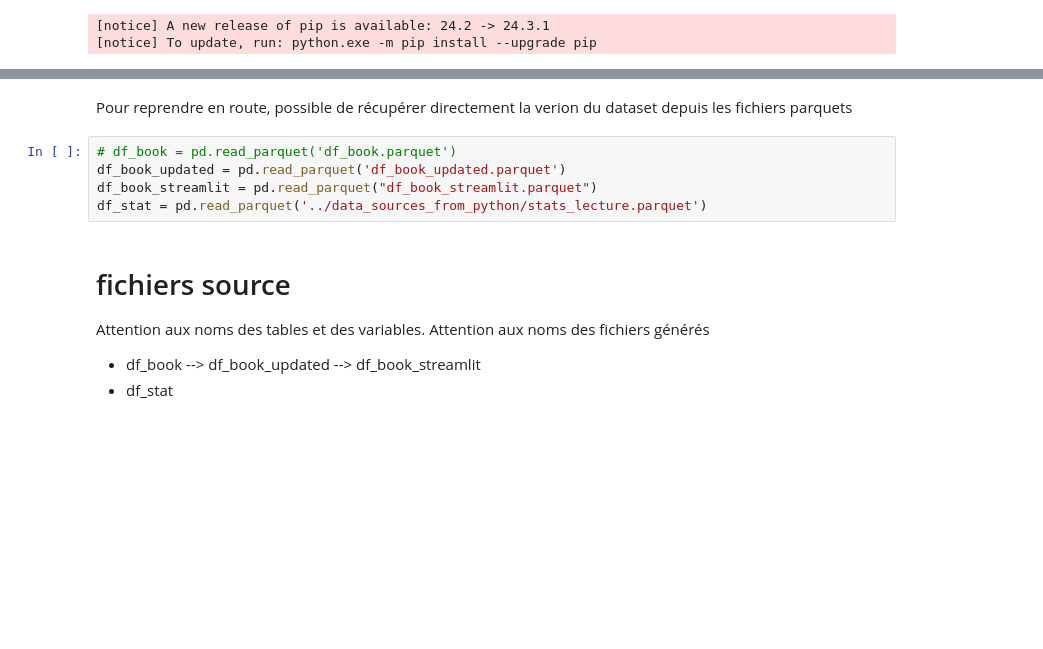
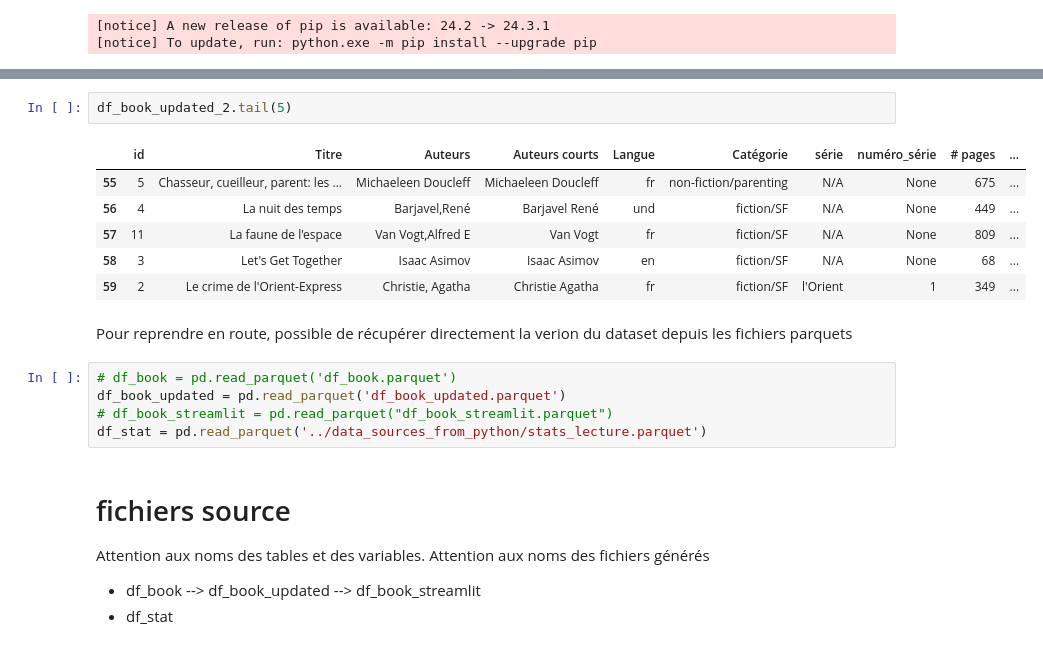
Before and after one commit to ChrisOlv/book_data_analysis, a Jupyter notebook: dataviz/dataviz.ipynb, the cells around one changed output, grey strips where cells are left out. Drawn from its saved outputs; the diff is of its cells as text; blank space fills up the shorter version.

Commit message:
filtres suppression df streamlit mise a jour script de recuperation des donnes

```diff
--- a/dataviz/dataviz.ipynb
+++ b/dataviz/dataviz.ipynb
@@ -26,9 +90,18 @@ pd.set_option('display.max_rows', 75)
+# %%
+df_book_updated_2.tail(5)
+# %% [output]
+|  | id | Titre | Auteurs | Auteurs courts | Langue | Catégorie | série | numéro_série | # pages | ... |
+| 55 | 5 | Chasseur, cueilleur, parent: les ... | Michaeleen Doucleff | Michaeleen Doucleff | fr | non-fiction/parenting | N/A | None | 675 | ... |
+| 56 | 4 | La nuit des temps | Barjavel,René | Barjavel René | und | fiction/SF | N/A | None | 449 | ... |
+| 57 | 11 | La faune de l'espace | Van Vogt,Alfred E | Van Vogt | fr | fiction/SF | N/A | None | 809 | ... |
+| 58 | 3 | Let's Get Together | Isaac Asimov | Isaac Asimov | en | fiction/SF | N/A | None | 68 | ... |
+| 59 | 2 | Le crime de l'Orient-Express | Christie, Agatha | Christie Agatha | fr | fiction/SF | l'Orient | 1 | 349 | ... |
 # %% [markdown]
 Pour reprendre en route, possible de récupérer directement la verion du dataset depuis les fichiers parquets
 # %%
 # df_book = pd.read_parquet('df_book.parquet')
 df_book_updated = pd.read_parquet('df_book_updated.parquet')
-df_book_streamlit = pd.read_parquet("df_book_streamlit.parquet")
+# df_book_streamlit = pd.read_parquet("df_book_streamlit.parquet")
 df_stat = pd.read_parquet('../data_sources_from_python/stats_lecture.parquet')
 # %% [markdown]
 # fichiers source
```
Also changed, not shown: parts of 9 cells of this notebook, 18 other files.
